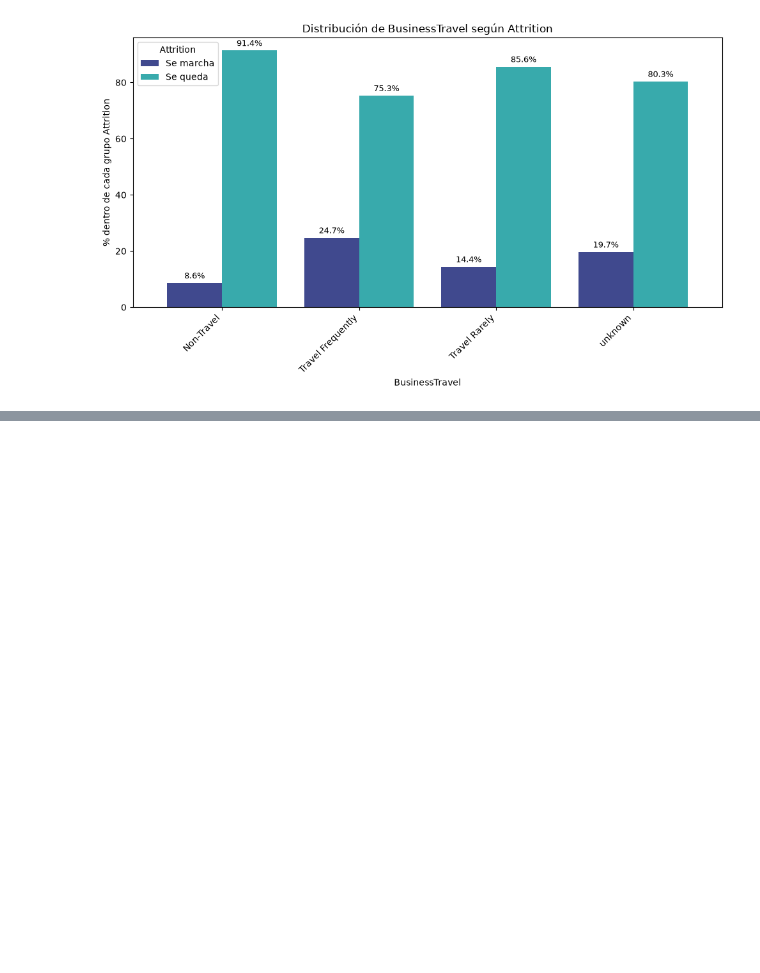
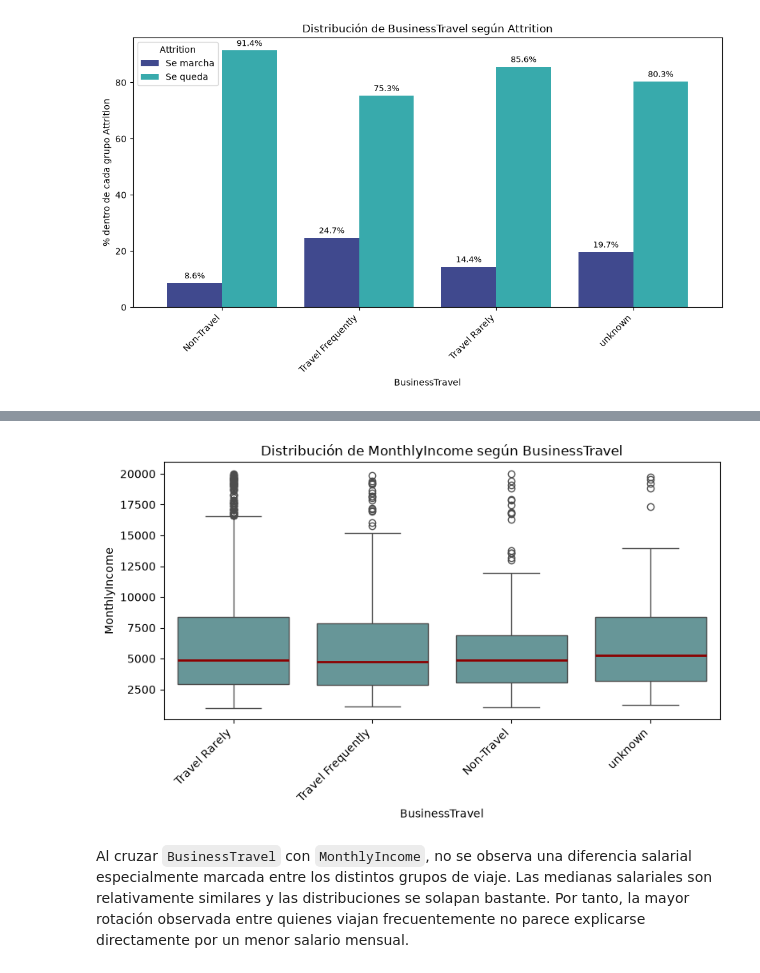
Before and after one commit to Adalab/project-da-promo-67-modulo-3-team-2, a Jupyter notebook: src/notebooks/03_Correlacion.ipynb, the cells around one changed output, grey strips where cells are left out. Saved outputs shown, nothing was run; the diff lists cells and outputs as text; code cells hidden in the pictures; blank space fills up the shorter version.

````diff
--- a/src/notebooks/03_Correlacion.ipynb
+++ b/src/notebooks/03_Correlacion.ipynb
@@ -722,0 +876,21 @@ grafico_barras_attrition('BusinessTravel', bins=0, orden=None)
+# %%
+plt.figure(figsize=(8, 5))
+
+sns.boxplot(
+    data=df_final,
+    x="BusinessTravel",
+    y="MonthlyIncome",
+    color="cadetblue",
+    medianprops=dict(color="darkred", linewidth=2)
+)
+
+plt.title("Distribución de MonthlyIncome según BusinessTravel")
+plt.xlabel("BusinessTravel")
+plt.ylabel("MonthlyIncome")
+plt.xticks(rotation=45, ha="right")
+plt.tight_layout()
+plt.show()
+# %% [output]
+[figure, added]
+# %% [markdown]
+Al cruzar ```BusinessTravel``` con ```MonthlyIncome```, no se observa una diferencia salarial especialmente marcada entre los distintos grupos de viaje. Las medianas salariales son relativamente similares y las distribuciones se solapan bastante. Por tanto, la mayor rotación observada entre quienes viajan frecuentemente no parece explicarse directamente por un menor salario mensual.
````
Also changed, not shown: parts of 15 cells of this notebook, 1 other file.
